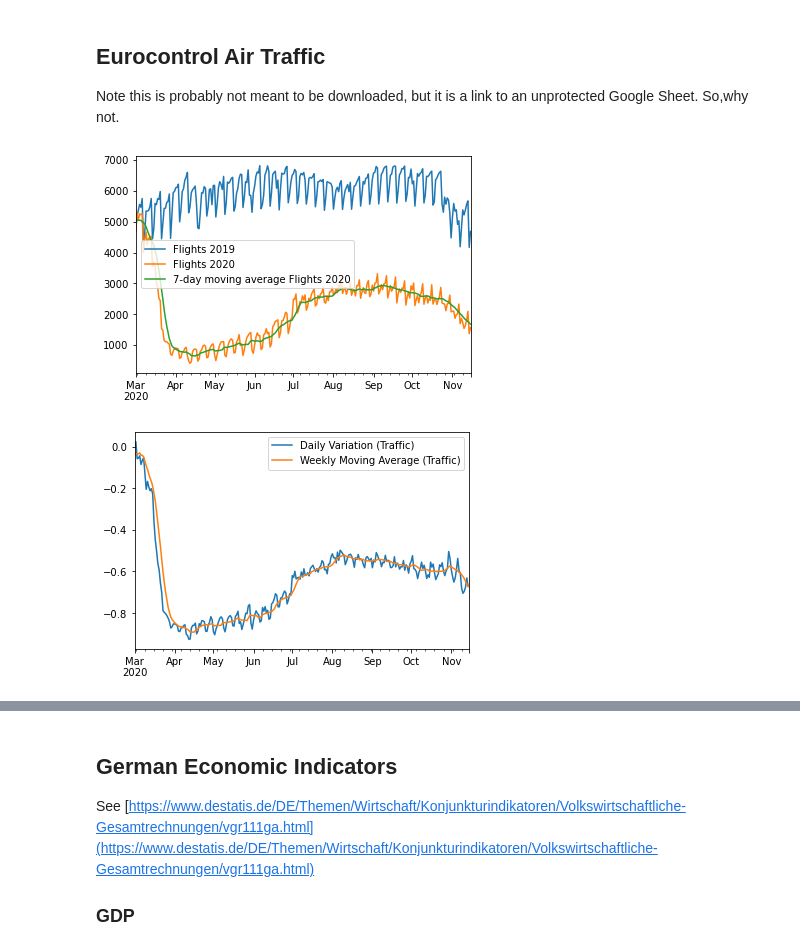
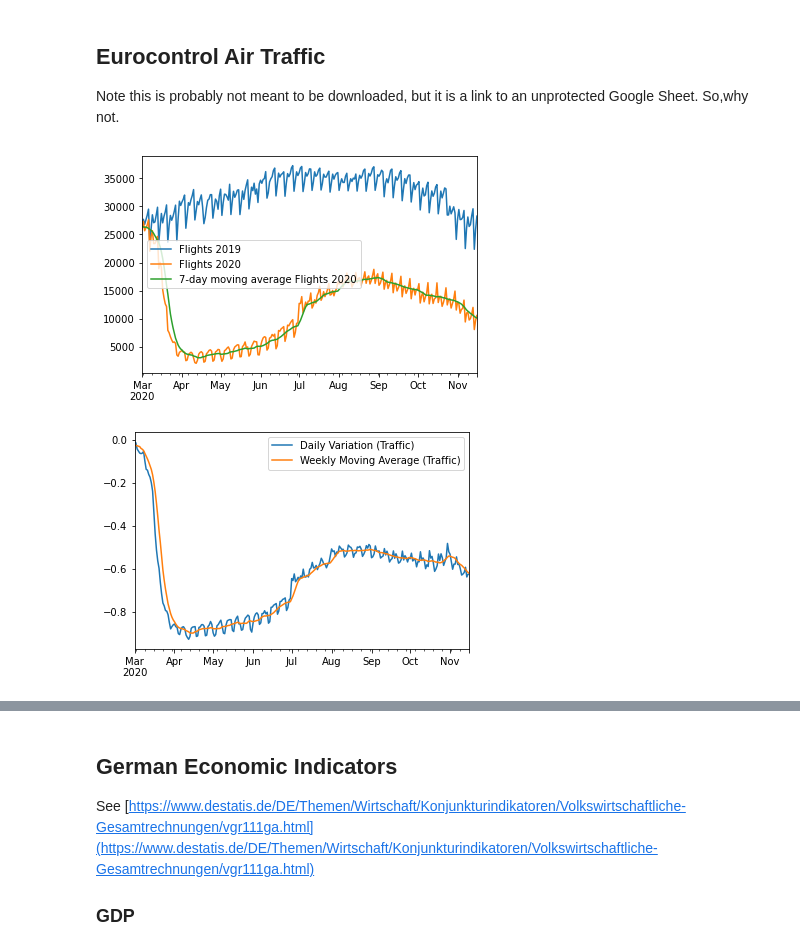
Before and after one commit to emergent-analytics/workstreams, a Jupyter notebook: ws1/labelling_tool/helper_notebooks/Download Economic Indicators.ipynb, the cells around one changed output, grey strips where cells are left out. Saved outputs shown, nothing was run; the diff lists cells and outputs as text; code cells hidden in the pictures.

Commit message:
further updates including population data for US and Germany and Eurocontrol cleanup

```diff
--- a/ws1/labelling_tool/helper_notebooks/Download Economic Indicators.ipynb
+++ b/ws1/labelling_tool/helper_notebooks/Download Economic Indicators.ipynb
@@ -188,7 +178,7 @@ for c in dfAirNav.columns:
 dfAirNav.rename(columns=rename,inplace=True)
 
 try:
-    dfAirNavOld = pd.read_csv("../../../../CookieCutter/AirNav.csv")
+    dfAirNavOld = pd.read_csv("./AirNav.csv")
 except:
     dfAirNavOld = pd.DataFrame()
 
@@ -259,6 +249,7 @@ for row in table["rows"]:
         i += 1
 
 df = pd.DataFrame(content)
+df = df[df.Entity=='-Total Network Manager Area']
 
 df["datetime"] = pd.to_datetime(df["Day 2020"])
 del df["Day 2020"]
@@ -271,13 +262,13 @@ for c in ["Flights 2019","Flights 2020","Daily Variation (Traffic)","7-day movin
 del df["Week"]
 del df["Number"]
 # %%
-_ = df[df.Entity == "Germany"][["Flights 2019","Flights 2020","7-day moving average Flights 2020"]].plot()
+_ = df[["Flights 2019","Flights 2020","7-day moving average Flights 2020"]].plot()
 # %% [output]
-[figure, old version]
+[figure, new version]
 # %%
-_ = df[df.Entity == "Germany"][["Daily Variation (Traffic)","Weekly Moving Average (Traffic)"]].plot()
+_ = df[["Daily Variation (Traffic)","Weekly Moving Average (Traffic)"]].plot()
 # %% [output]
-[figure, old version]
+[figure, new version]
 # %%
 df.head()
 # %% [output]
```
Also changed, not shown: parts of 3 cells of this notebook, 3 other files.
